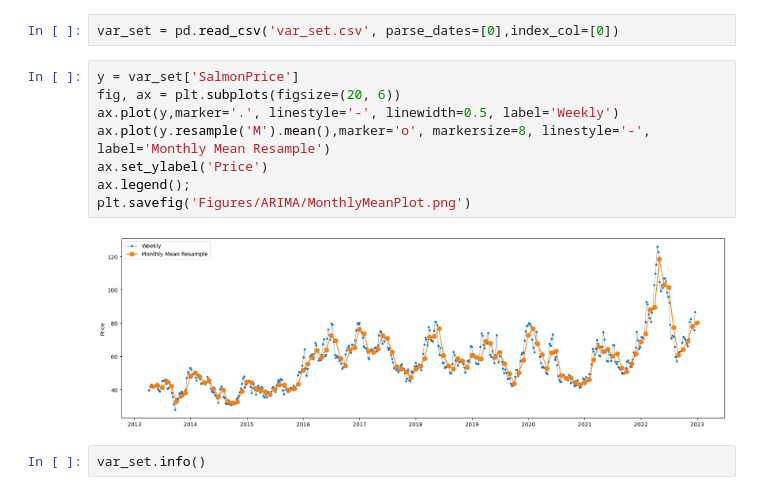
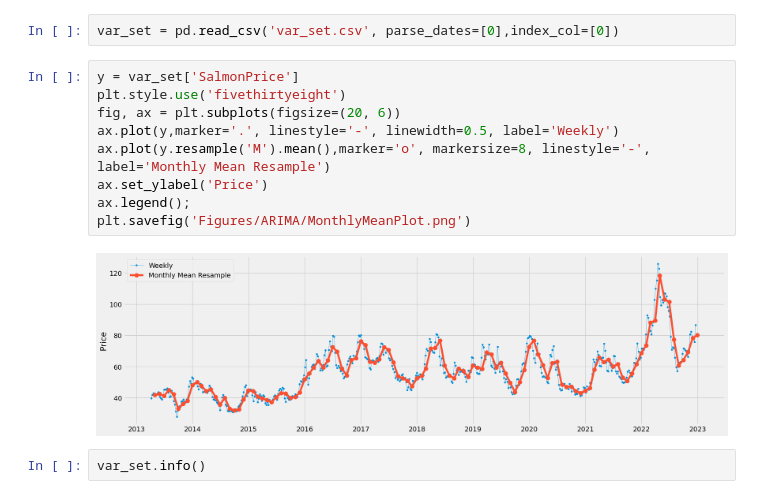
Before and after one commit to BachelorLaks/bachelor2023, a Jupyter notebook: data/ARIMA.ipynb, the cells around one changed output. Cells and saved outputs as stored; diff of their text form.

Commit message:
Added more to Methodology and some figures.

```diff
--- a/data/ARIMA.ipynb
+++ b/data/ARIMA.ipynb
@@ -10,14 +10,15 @@ import statsmodels.api as sm
 var_set = pd.read_csv('var_set.csv', parse_dates=[0],index_col=[0])
 # %%
 y = var_set['SalmonPrice']
+plt.style.use('fivethirtyeight')
 fig, ax = plt.subplots(figsize=(20, 6))
 ax.plot(y,marker='.', linestyle='-', linewidth=0.5, label='Weekly')
 ax.plot(y.resample('M').mean(),marker='o', markersize=8, linestyle='-', label='Monthly Mean Resample')
 ax.set_ylabel('Price')
 ax.legend();
 plt.savefig('Figures/ARIMA/MonthlyMeanPlot.png')
 # %% [output]
-[figure, old version]
+[figure, new version]
 # %%
 var_set.info()
 # %% [output]
```
Also changed, not shown: parts of 2 cells of this notebook, 6 other files.
